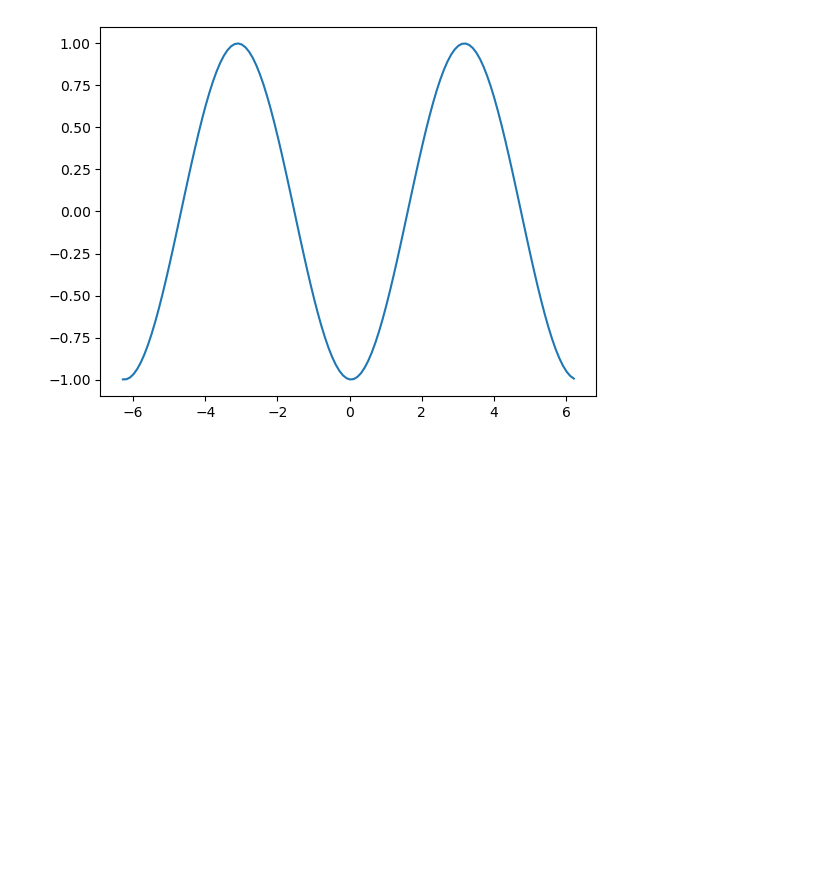
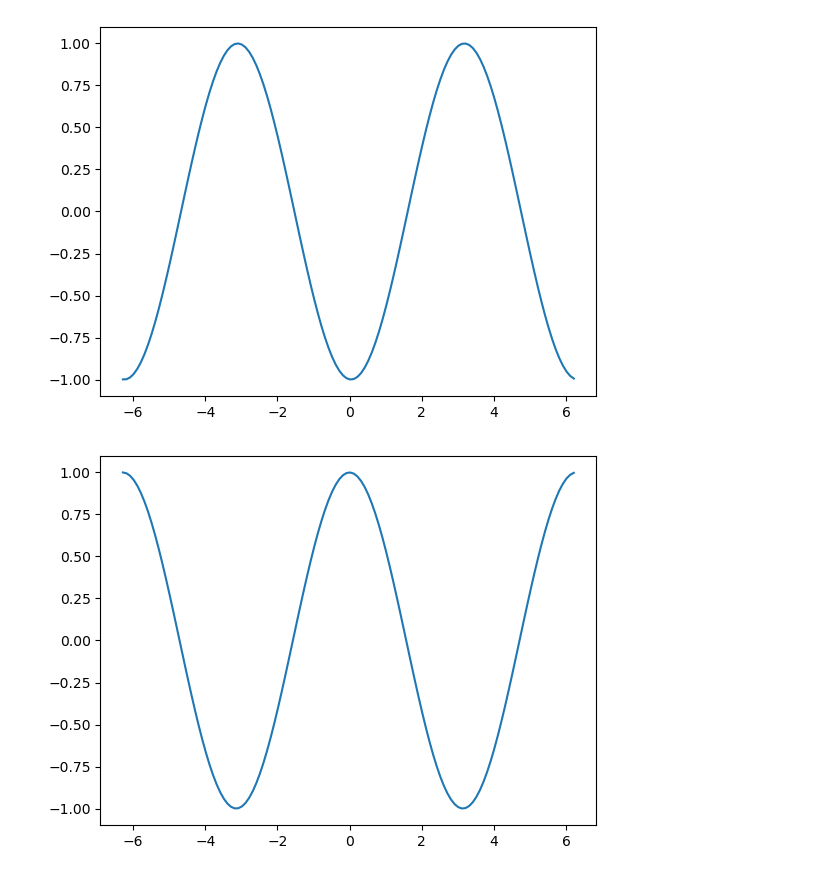
Before and after one commit to AleksandrFrom/DS, a Jupyter notebook: Matplotlib/14.ipynb, the cells around one changed output. Cells and saved outputs as stored; diff of their text form; code cells hidden in the pictures; blank space fills up the shorter version.

```diff
--- a/Matplotlib/14.ipynb
+++ b/Matplotlib/14.ipynb
@@ -55,3 +55,30 @@ plt.ioff()
 plt.show()
 # %% [output]
 [figure]
+# %%
+from matplotlib.animation import FuncAnimation
+
+def update_cos(frame, line, x):
+    line.set_ydata(np.cos(x + frame))
+    return [line]
+
+fig, ax = plt.subplots()
+
+x = np.arange(-2*np.pi, 2*np.pi, 0.1)
+
+line, = ax.plot(x, y)
+
+phasa = np.arange(0, 4*np.pi, 0.1)
+
+animation = FuncAnimation(
+    fig,                    #фигура где отображается анимация
+    func=update_cos,        #функция обновления текущего кадра
+    frames=phasa,           #параметр, меняющийся от кадра к кадру
+    fargs=(line, x),        #дополнительные параметры для функции update_cos
+    interval=30,            #задержка между кадрами в мс
+    blit=True,              #использовать ли двойную буферизацию
+    repeat=False)           #зациклить ли анимацию
+
+plt.show()
+# %% [output]
+[figure, added]
```
Also changed, not shown: parts of 1 cell of this notebook.
